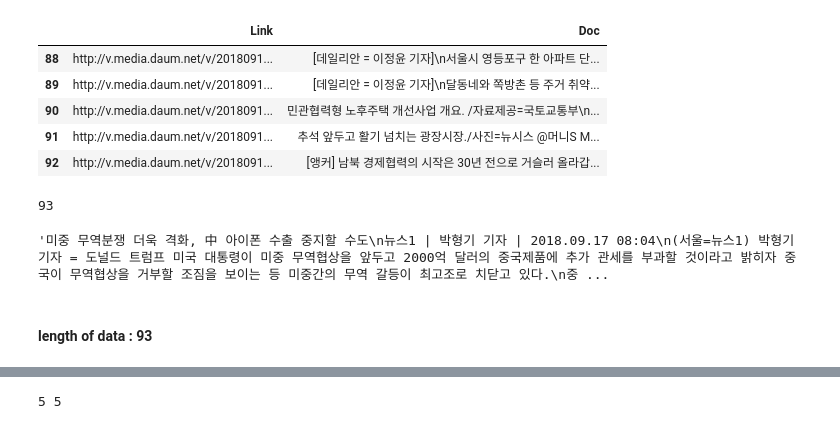
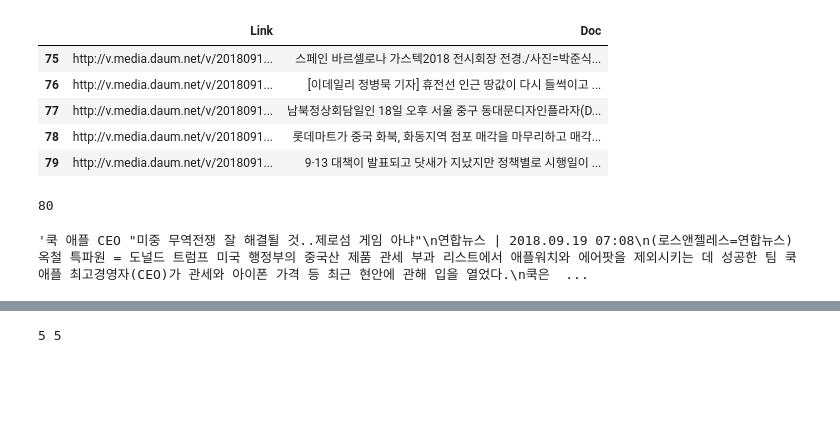
Before and after one commit to hskimim/news_text_mining_project, a Jupyter notebook: news_text_mining_project/click_it(operating_session).ipynb, the cells around one changed output, grey strips where cells are left out. Drawn from its saved outputs; the diff is of its cells as text; code cells hidden in the pictures; blank space fills up the shorter version.

```diff
--- a/news_text_mining_project/click_it(operating_session).ipynb
+++ b/news_text_mining_project/click_it(operating_session).ipynb
@@ -6,15 +6,15 @@ import matplotlib.pylab as plt
 %matplotlib inline
 from korean_crawling_bundles import *
 # %%
-train_df = pd.read_csv('0917_with_link.csv')
+train_df = pd.read_csv('0919_with_link.csv')
 train_df.tail()
 # %% [output]
 |  | Link | Doc |
-| 88 | http://v.media.daum.net/v/2018091... | [데일리안 = 이정윤 기자]\n서울시 영등포구 한 아파트 단... |
-| 89 | http://v.media.daum.net/v/2018091... | [데일리안 = 이정윤 기자]\n달동네와 쪽방촌 등 주거 취약... |
-| 90 | http://v.media.daum.net/v/2018091... | 민관협력형 노후주택 개선사업 개요. /자료제공=국토교통부\n... |
-| 91 | http://v.media.daum.net/v/2018091... | 추석 앞두고 활기 넘치는 광장시장./사진=뉴시스 @머니S M... |
-| 92 | http://v.media.daum.net/v/2018091... | [앵커] 남북 경제협력의 시작은 30년 전으로 거슬러 올라갑... |
+| 75 | http://v.media.daum.net/v/2018091... | 스페인 바르셀로나 가스텍2018 전시회장 전경./사진=박준식... |
+| 76 | http://v.media.daum.net/v/2018091... | [이데일리 정병묵 기자] 휴전선 인근 땅값이 다시 들썩이고 ... |
+| 77 | http://v.media.daum.net/v/2018091... | 남북정상회담일인 18일 오후 서울 중구 동대문디자인플라자(D... |
+| 78 | http://v.media.daum.net/v/2018091... | 롯데마트가 중국 화북, 화동지역 점포 매각을 마무리하고 매각... |
+| 79 | http://v.media.daum.net/v/2018091... | 9·13 대책이 발표되고 닷새가 지났지만 정책별로 시행일이 ... |
 # %%
 kkma = Kkma()
 
@@ -23,8 +23,8 @@ train_report = [train[i][0] for i in range(len(train))]
 print(len(train_report))
 train_report[0]
 # %% [output]
-93
+80
-'미중 무역분쟁 더욱 격화, 中 아이폰 수출 중지할 수도\n뉴스1 | 박형기 기자 | 2018.09.17 08:04\n(서울=뉴스1) 박형기 기자 = 도널드 트럼프 미국 대통령이 미중 무역협상을 앞두고 2000억 달러의 중국제품에 추가 관세를 부과할 것이라고 밝히자 중국이 무역협상을 거부할 조짐을 보이는 등 미중간의 무역 갈등이 최고조로 치닫고 있다.\n중 ...
+'쿡 애플 CEO "미중 무역전쟁 잘 해결될 것..제로섬 게임 아냐"\n연합뉴스 | 2018.09.19 07:08\n(로스앤젤레스=연합뉴스) 옥철 특파원 = 도널드 트럼프 미국 행정부의 중국산 제품 관세 부과 리스트에서 애플워치와 에어팟을 제외시키는 데 성공한 팀 쿡 애플 최고경영자(CEO)가 관세와 아이폰 가격 등 최근 현안에 관해 입을 열었다.\n쿡은  ...
 # %%
 try:
     training_ls = [str(kkma.nouns(train_report[i])) for i in range(len(train_report))]
@@ -33,8 +33,6 @@ except :
     print('{}th data is excepted, maybe it has NaN value'.format(i))
 
 display(Markdown('#### length of data : {}'.format(len(training_ls))))
-# %% [output]
-#### length of data : 93
 # %%
 word_df = pd.DataFrame(data = training_ls,columns=np.arange(1))
 # df.to_csv('0916_konlpy.csv')
```
Also changed, not shown: parts of 11 cells of this notebook.
